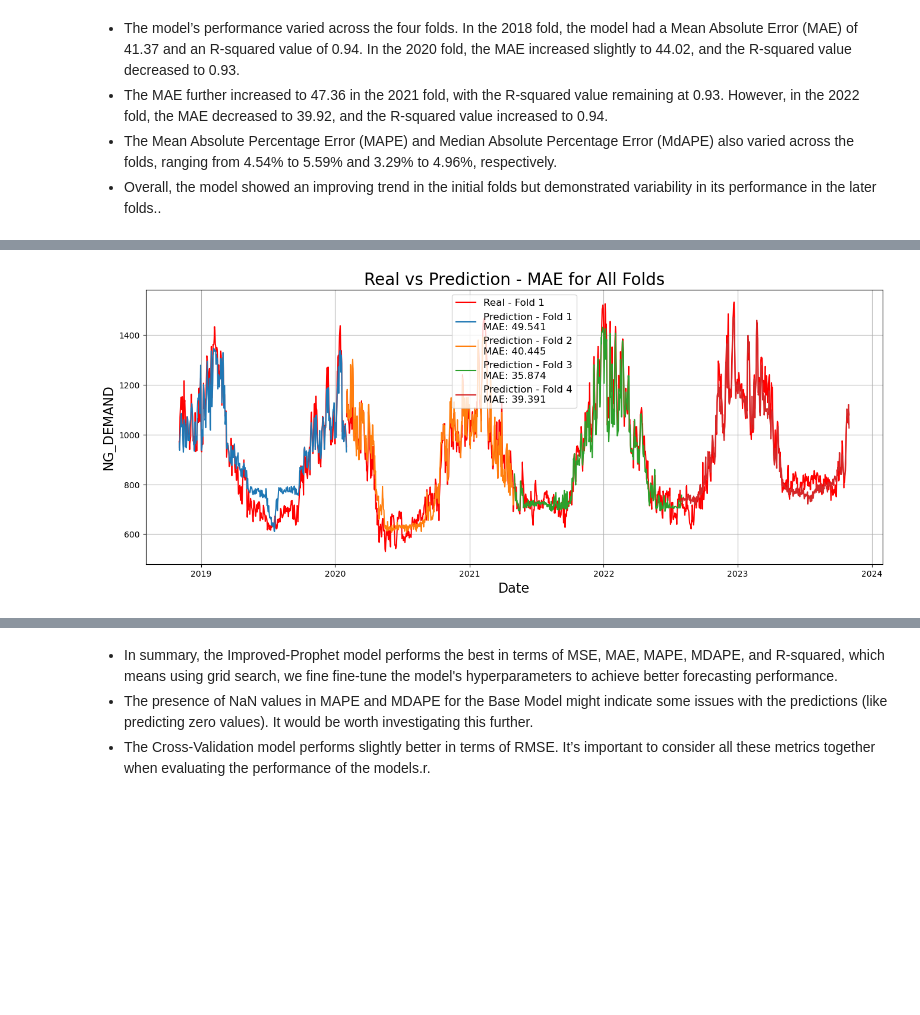
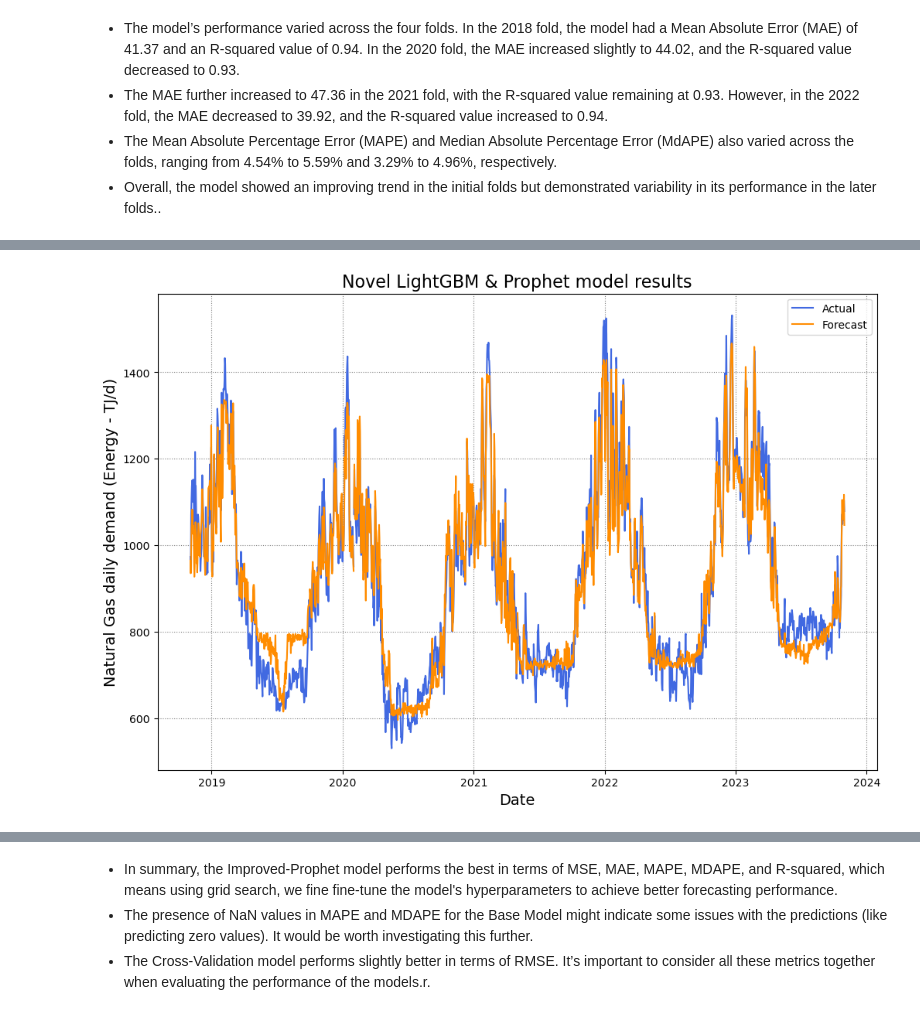
Before and after one commit to Nathan-13/Capstone-Project_Forecasting-Natural-Gas-Demand, a Jupyter notebook: Notebooks/model_building.ipynb, the cells around one changed output, grey strips where cells are left out. Drawn from its saved outputs; the diff is of its cells as text; code cells hidden in the pictures; blank space fills up the shorter version.

```diff
--- a/Notebooks/model_building.ipynb
+++ b/Notebooks/model_building.ipynb
@@ -981,0 +981,14 @@ Average R^2: 0.7765196414772535
+# %%
+# Define the metrics for the model
+metrics_lgbm_bp = [mse_lgbm_bp, rmse_lgbm_bp, mape_lgbm_bp, mae_lgbm_bp, mdape_lgbm_bp, r2_lgbm_bp]
+metrics_lgbm_cv = [mse_lgbm_cv, rmse_lgbm_cv, mape_lgbm_cv, mae_lgbm_cv, mdape_lgbm_cv, r2_lgbm_cv]
+metrics_lgbm_hy = [mse_lgbm_hy, rmse_lgbm_hy, mape_lgbm_hy, mae_lgbm_hy, mdape_lgbm_hy, r2_lgbm_hy]
+
+# Define the labels for the metrics
+labels = ['MSE', 'RMSE', 'MAPE', 'MAE', 'MDAPE', 'R-squared']
+
+# Create a DataFrame to store the metrics
+df_metrics = pd.DataFrame({'LightGBM Train-test Split': metrics_lgbm_bp, 'LightGBM Cross-validation': metrics_lgbm_cv, 'Improved-LightGBM': metrics_lgbm_hy}, index=labels)
+
+df_metrics = df_metrics.applymap(lambda x: f'{x: .2f}')
+df_metrics.head(10)
@@ -1190,7 +1105,18 @@ Average R-squared: 0.942
 # %%
+# Importing the necessary libraries
+from sklearn.preprocessing import StandardScaler
+from sklearn.impute import SimpleImputer
+from sklearn.pipeline import Pipeline
+from sklearn.model_selection import TimeSeriesSplit
+from lightgbm import LGBMRegressor
+from sklearn.metrics import mean_absolute_error, mean_squared_error
+import numpy as np
+import pandas as pd
+import matplotlib.pyplot as plt
+
 def train_time_series_with_folds_autoreg_prophet_features(df, initials=1825, period=456, horizon=456, lags=[1, 2, 3, 4, 5]):
     # Create a dataframe containing all the new features created with Prophet
-    new_prophet_features = prophet_features(df, horizon=horizon)
+    new_prophet_features = prophet_features2(df, horizon=horizon)
 
     # Check if 'level_0' already exists before resetting the index
     if 'level_0' not in df.columns:
@@ -1209,17 +1135,17 @@ def train_time_series_with_folds_autoreg_prophet_features(df, initials=1825, per
         df[f'yhat_lag_{lag}'] = df['yhat'].shift(lag)
     df.dropna(axis=0, how='any', inplace=True)  # Drop rows with NaN values
 
-    # Define the LightGBM model
+    # Defining the LightGBM model
     model = LGBMRegressor(random_state=42)
 
-    # Set up time series cross-validation with specified 4 folds
+    # Setting up time series cross-validation with specified 4 folds
     tscv = TimeSeriesSplit(n_splits=4, max_train_size=initials, test_size=horizon, gap=0)
 
     # Lists to store evaluation metrics for each fold
-    mae_scores, mse_scores, rmse_scores, r2_scores = [], [], [], []
+    mae_scores, mse_scores, rmse_scores, r2_scores, mape_scores, mdape_scores = [], [], [], [], [], []
 
-    plt.figure(figsize=(16, 6))
-    plt.title('Real vs Prediction - MAE for All Folds', fontsize=20)
+    plt.figure(figsize=(12, 8))
+    plt.title('Novel LightGBM & Prophet model results', fontsize=16)
 
     for i, (train_index, test_index) in enumerate(tscv.split(df)):
         X_train, X_test = df.iloc[train_index].drop('NG_DEMAND', axis=1), df.iloc[test_index].drop('NG_DEMAND', axis=1)
@@ -1236,10 +1162,12 @@ def train_time_series_with_folds_autoreg_prophet_features(df, initials=1825, per
         mse = mean_squared_error(y_test, predictions)
         rmse = np.sqrt(mse)
         r2 = r2_score(y_test, predictions)
+        mape = np.mean(np.abs((y_test - predictions) / y_test)) * 100
+        mdape = np.median(np.abs((y_test - predictions) / y_test)) * 100
 
         # Plot the real vs prediction for each fold
-        plt.plot(df.index[test_index], y_test.values, color='red', label='Real - Fold {}'.format(i+1) if i == 0 else '')
-        plt.plot(df.index[test_index], predictions, label=f'Prediction - Fold {i+1}\nMAE: {mae:.3f}')
+        plt.plot(df.index[test_index], y_test.values, color='royalblue', label='Actual')
+        plt.plot(df.index[test_index], predictions, color='darkorange', label='Forecast')
 
         # Store metrics for later
         mae_scores.append(mae)
@@ -1249,27 +1177,43 @@ def train_time_series_with_folds_autoreg_prophet_features(df, initials=1825, per
         mape_scores.append(mape)
         mdape_scores.append(mdape)
 
-    plt.xlabel('Date', fontsize=16)
-    plt.ylabel('NG_DEMAND', fontsize=16)
-    plt.legend(fontsize=12)
-    plt.grid()
+    plt.xlabel('Date', fontsize=14)
+    plt.ylabel('Natural Gas daily demand (Energy - TJ/d)', fontsize=14)
+
+    # Only add the legend once
+    handles, labels = plt.gca().get_legend_handles_labels()
+    by_label = dict(zip(labels, handles))
+    plt.legend(by_label.values(), by_label.keys())
+
+    plt.grid(linestyle=":", color='grey')
     plt.show()
 
     # Calculate average performance metrics
-    avg_mae = np.mean(mae_scores)
-    avg_mse = np.mean(mse_scores)
-    avg_rmse = np.mean(rmse_scores)
-    avg_r2 = np.mean(r2_scores)
-    avg_mape = np.mean(mape_scores)
-    avg_mdape = np.mean(mdape_scores)
+    avg_mae_nlph = np.mean(mae_scores)
+    avg_mse_nlph = np.mean(mse_scores)
+    avg_rmse_nlph = np.mean(rmse_scores)
+    avg_r2_nlph = np.mean(r2_scores)
+    avg_mape_nlph = np.mean(mape_scores)
+    avg_mdape_nlph = np.mean(mdape_scores)
 
-    print(f'Average MAE: {avg_mae:.3f}')
-    print(f'Average MSE: {avg_mse:.3f}')
-    print(f'Average RMSE: {avg_rmse:.3f}')
-    print(f'Average R-squared: {avg_r2:.3f}')
-    print(f'Average MAPE: {avg_mape:.3f}%')
-    print(f'Average MdAPE: {avg_mdape:.3f}%')
+    print(f'\nAverage Metrics Over the Rolls:')
+    print(f'Mean Absolute Error: {avg_mae_nlph:.2f}')
+    print(f'Mean Squared Error: {avg_mse_nlph:.2f}')
+    print(f'Root Mean Squared Error: {avg_rmse_nlph:.2f}')
+    print(f'R-squared: {avg_r2_nlph:.2f}')
+    print(f'Mean Absolute Percentage Error: {avg_mape_nlph:.2f}%')
+    print(f'Median Absolute Percentage Error: {avg_mdape_nlph:.2f}%')
 
-# Example usage with the provided dataset
+    # Return the average performance metrics
+    return {
+        'avg_mae_nlph': avg_mae_nlph,
+        'avg_mse_nlph': avg_mse_nlph,
+        'avg_rmse_nlph': avg_rmse_nlph,
+        'avg_r2_nlph': avg_r2_nlph,
+        'avg_mape_nlph': avg_mape_nlph,
+        'avg_mdape_nlph': avg_mdape_nlph
+    }
+
+# Calling function to model the provided dataset
 train_time_series_with_folds_autoreg_prophet_features(merged_df)
 # %% [output]
@@ -1297,2 +1241,2 @@ You can set `force_col_wise=true` to remove the overhead.
 [LightGBM] [Info] Start training from score 881.156712
-[figure, old version]
+[figure, new version]
```
Also changed, not shown: parts of 93 cells of this notebook, 46 other files.
